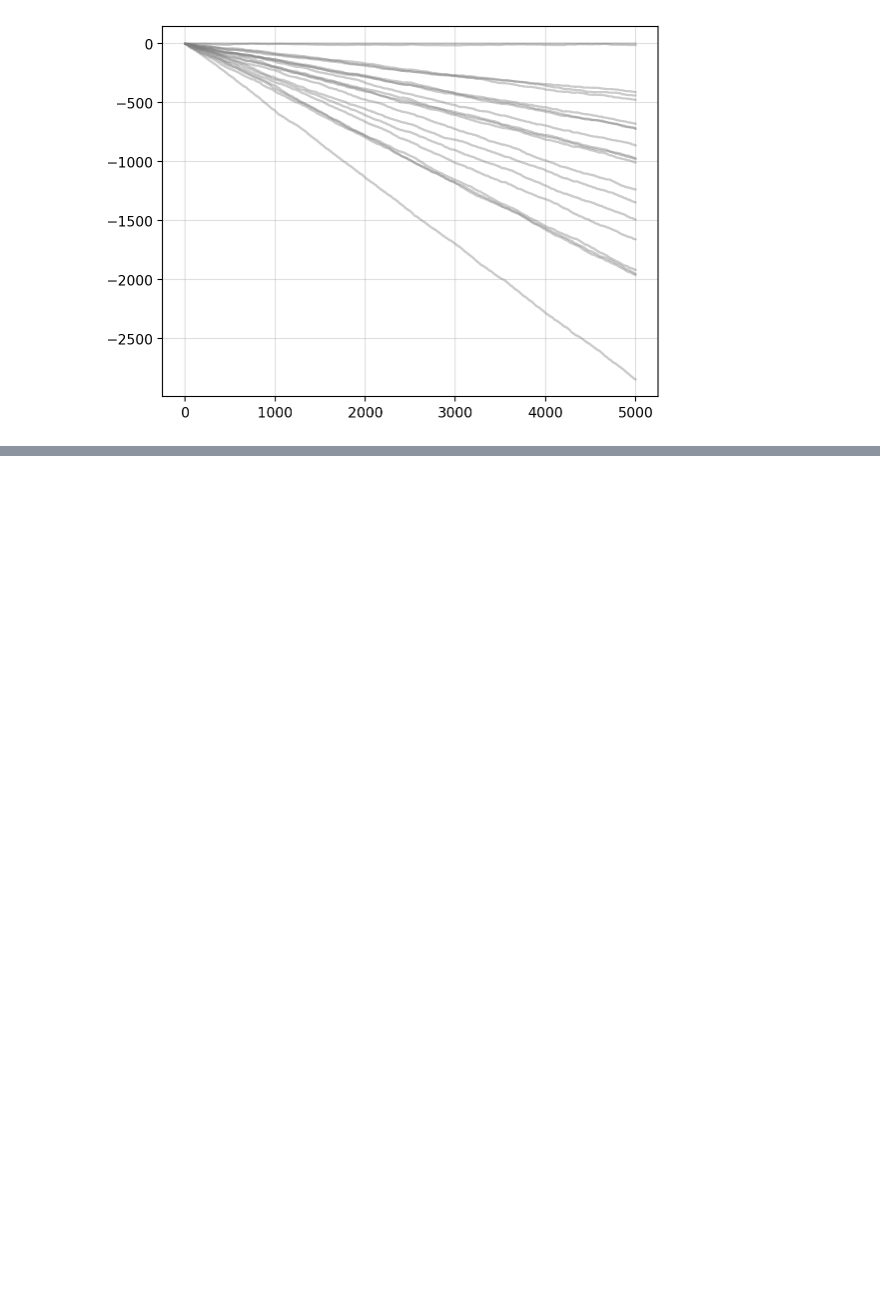
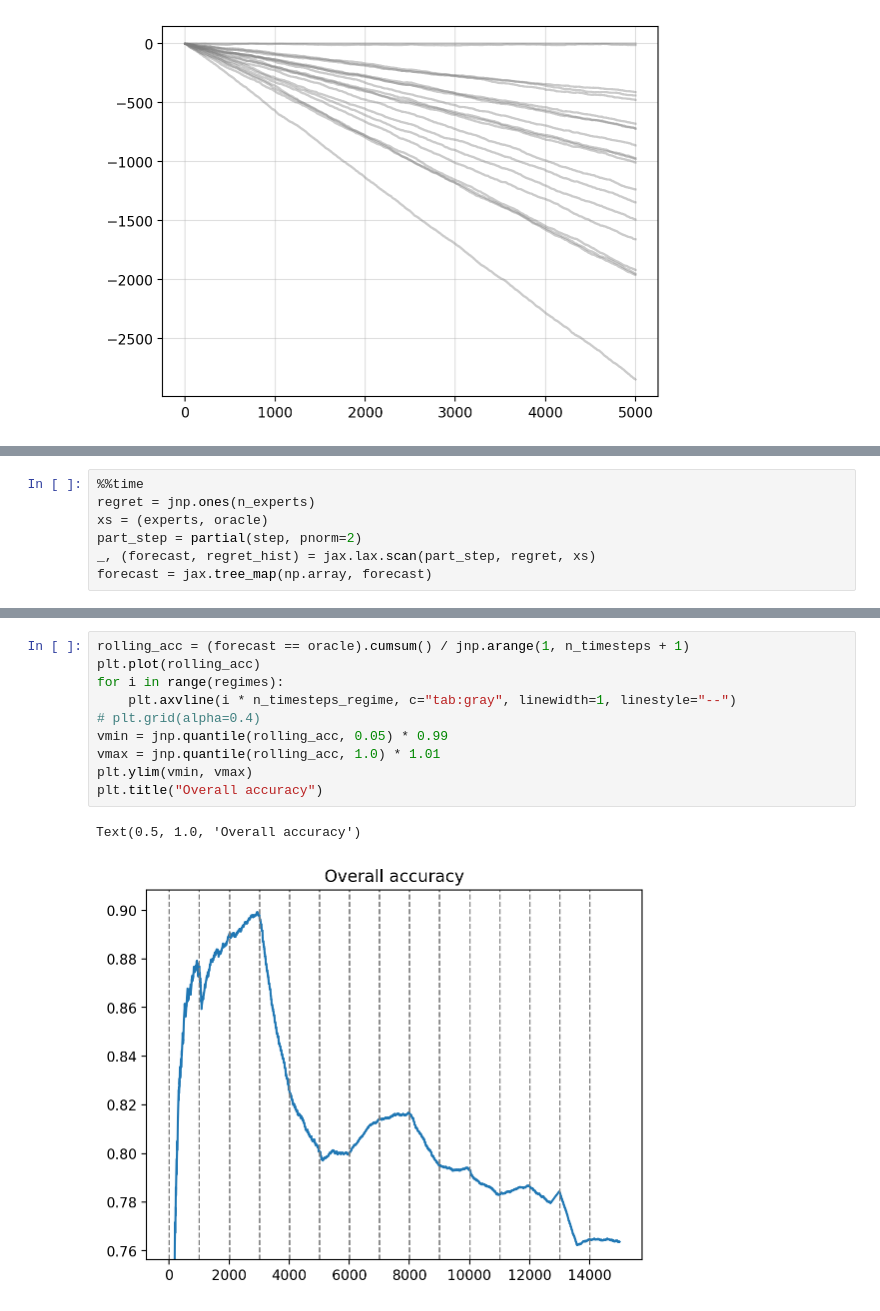
Before and after one commit to gerdm/prediction-learning-games, a Jupyter notebook: ch02-prediction-with-expert-advice/01-polynomially-weighted-average-forecaster.ipynb, the cells around one changed output, grey strips where cells are left out. Saved outputs shown, nothing was run; the diff lists cells and outputs as text; blank space fills up the shorter version.

```diff
--- a/ch02-prediction-with-expert-advice/01-polynomially-weighted-average-forecaster.ipynb
+++ b/ch02-prediction-with-expert-advice/01-polynomially-weighted-average-forecaster.ipynb
@@ -129,0 +174,7 @@ plt.grid(alpha=0.4);
+# %%
+%%time
+regret = jnp.ones(n_experts)
+xs = (experts, oracle)
+part_step = partial(step, pnorm=2)
+_, (forecast, regret_hist) = jax.lax.scan(part_step, regret, xs)
+forecast = jax.tree_map(np.array, forecast)
@@ -129,0 +191,13 @@ plt.grid(alpha=0.4);
+# %%
+rolling_acc = (forecast == oracle).cumsum() / jnp.arange(1, n_timesteps + 1)
+plt.plot(rolling_acc)
+for i in range(regimes):
+    plt.axvline(i * n_timesteps_regime, c="tab:gray", linewidth=1, linestyle="--")
+# plt.grid(alpha=0.4)
+vmin = jnp.quantile(rolling_acc, 0.05) * 0.99
+vmax = jnp.quantile(rolling_acc, 1.0) * 1.01
+plt.ylim(vmin, vmax)
+plt.title("Overall accuracy")
+# %% [output]
+Text(0.5, 1.0, 'Overall accuracy')
+[figure, added]
```
Also changed, not shown: parts of 9 cells of this notebook.
